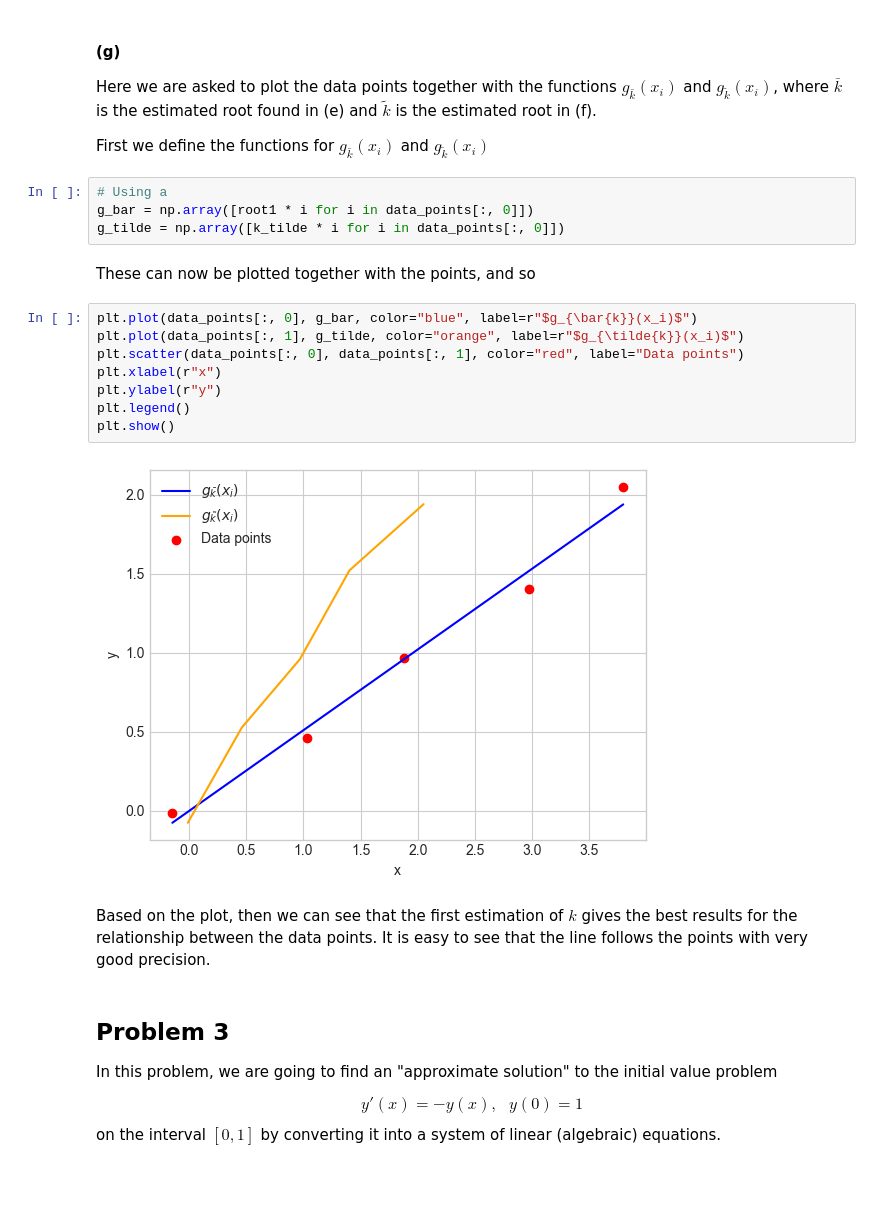
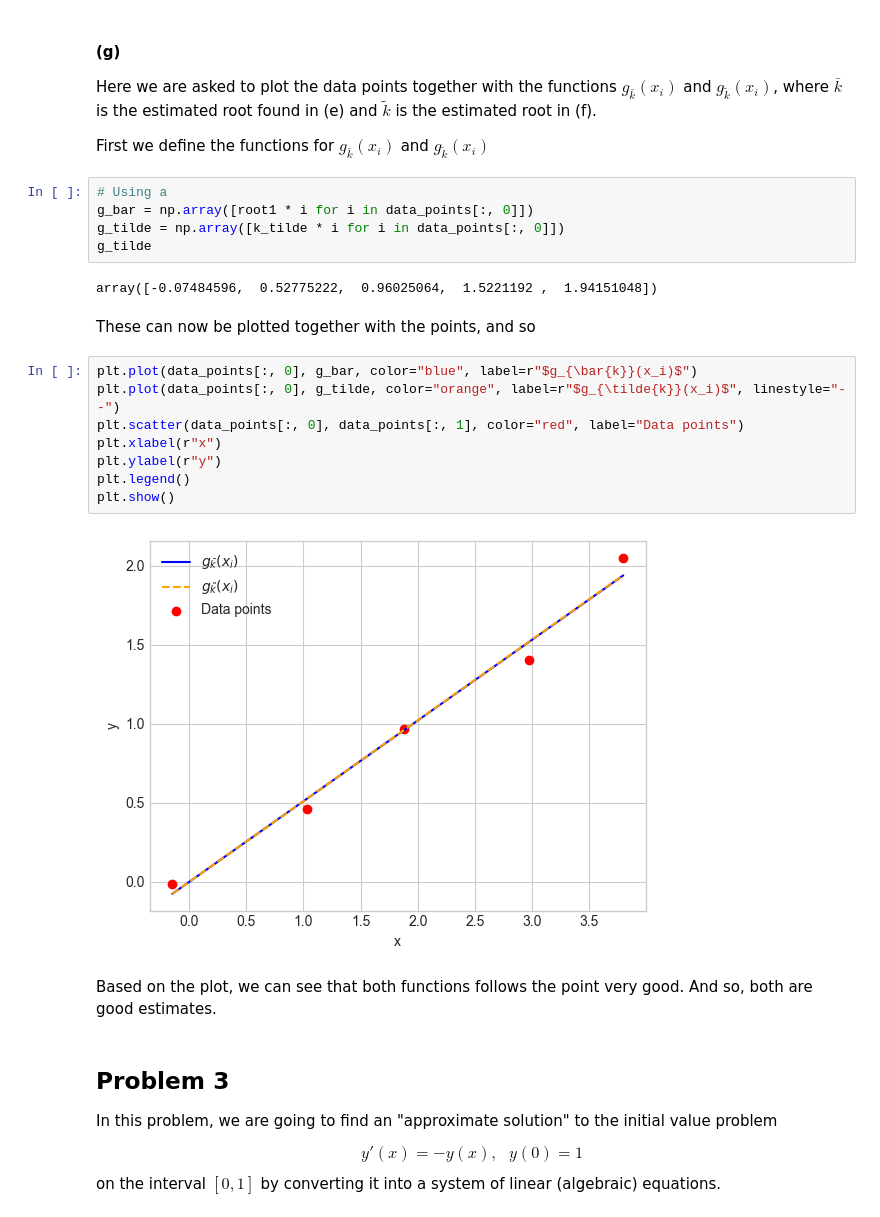
Before and after one commit to Danant98/MA2, a Jupyter notebook: MA2.ipynb, the cells around one changed output. Saved outputs shown, nothing was run; the diff lists cells and outputs as text; blank space fills up the shorter version.

```diff
--- a/MA2.ipynb
+++ b/MA2.ipynb
@@ -873,20 +875,23 @@ First we define the functions for $g_{\bar{k}} (x_i)$ and $g_{\tilde{k}} (x_i)$
 # Using a
 g_bar = np.array([root1 * i for i in data_points[:, 0]])
 g_tilde = np.array([k_tilde * i for i in data_points[:, 0]])
+g_tilde
+# %% [output]
+array([-0.07484596,  0.52775222,  0.96025064,  1.5221192 ,  1.94151048])
 # %% [markdown]
 These can now be plotted together with the points, and so
 # %%
 plt.plot(data_points[:, 0], g_bar, color="blue", label=r"$g_{\bar{k}}(x_i)$")
-plt.plot(data_points[:, 1], g_tilde, color="orange", label=r"$g_{\tilde{k}}(x_i)$")
+plt.plot(data_points[:, 0], g_tilde, color="orange", label=r"$g_{\tilde{k}}(x_i)$", linestyle="--")
 plt.scatter(data_points[:, 0], data_points[:, 1], color="red", label="Data points")
 plt.xlabel(r"x")
 plt.ylabel(r"y")
 plt.legend()
 plt.show()
 # %% [output]
-[figure, old version]
+[figure, new version]
-# %% [markdown]
-Based on the plot, then we can see that the first estimation of $k$ gives the best results for the relationship between the data points. It is easy to see that the line follows the points with very good precision.
+# %% [markdown]
+Based on the plot, we can see that both functions follows the point very good. And so, both are good estimates.
 # %% [markdown]
 ## Problem 3
 
```
Also changed, not shown: parts of 6 cells of this notebook.
